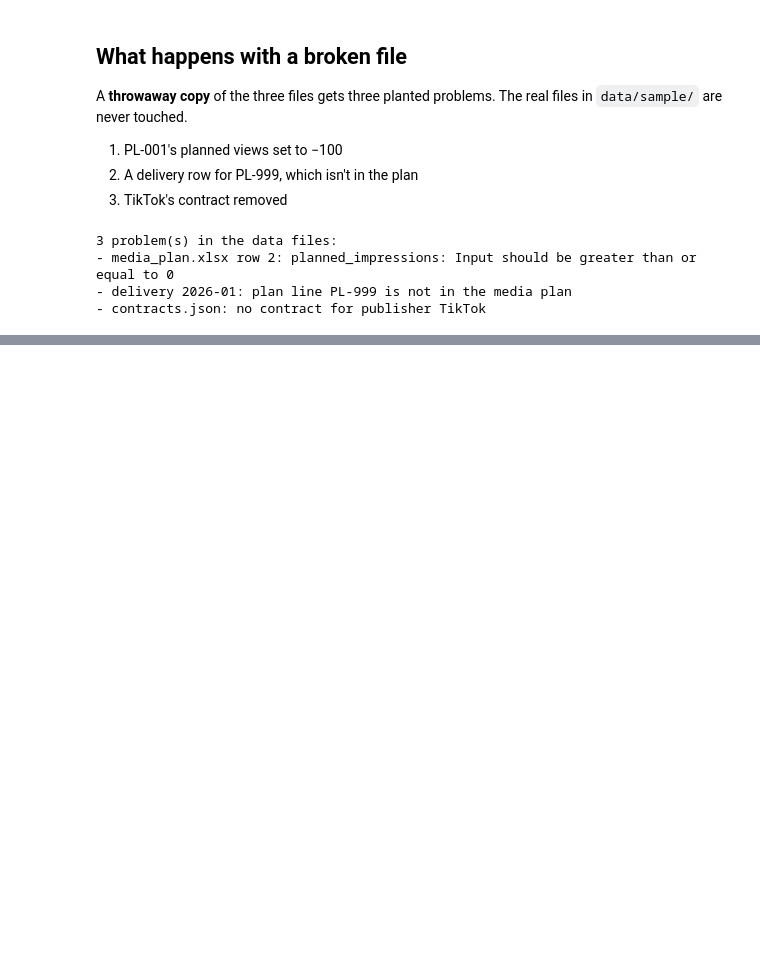
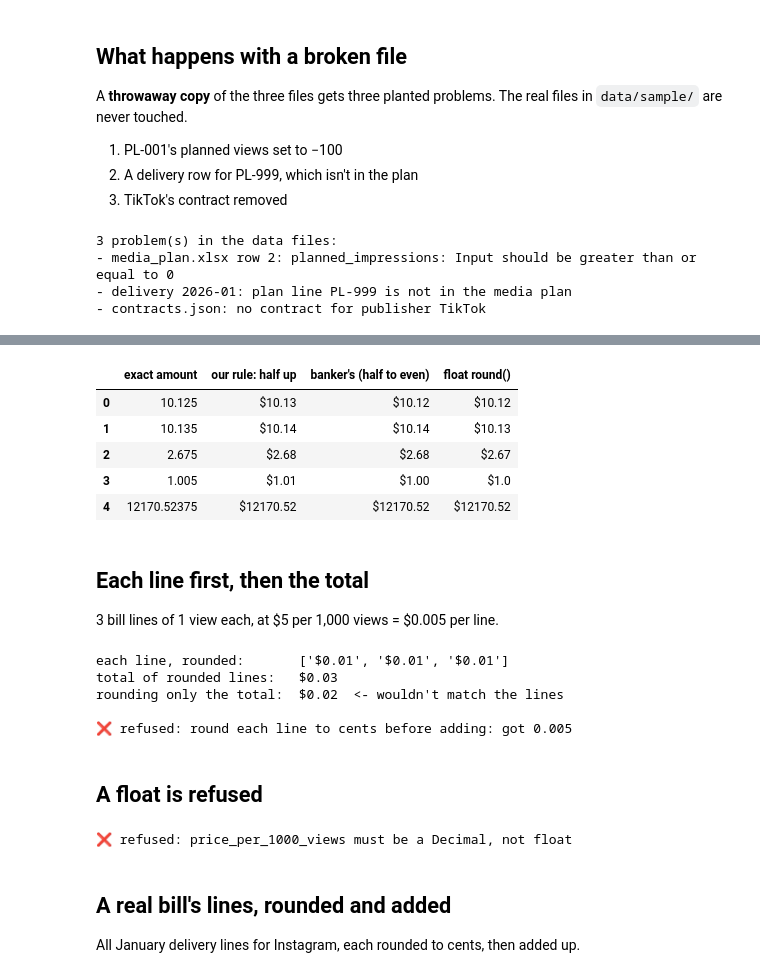
Before and after one commit to aishwaryasalvi777/media-invoice-reconciliation-agent, a Jupyter notebook: notebooks/walkthrough.ipynb, the cells around one changed output, grey strips where cells are left out. Cells and saved outputs as stored; diff of their text form; code cells hidden in the pictures; blank space fills up the shorter version.

```diff
--- a/notebooks/walkthrough.ipynb
+++ b/notebooks/walkthrough.ipynb
@@ -551,0 +609,55 @@ exists in the file, it was just rejected.
+# %%
+amounts = ["10.125", "10.135", "2.675", "1.005", "12170.52375"]
+pd.DataFrame(
+    [
+        {
+            "exact amount": a,
+            "our rule: half up": f"${to_cents(Decimal(a))}",
+            "banker's (half to even)": f"${Decimal(a).quantize(Decimal('0.01'))}",
+            "float round()": f"${round(float(a), 2)}",
+        }
+        for a in amounts
+    ]
+)
+# %% [output]
+|  | exact amount | our rule: half up | banker's (half to even) | float round() |
+| 0 | 10.125 | $10.13 | $10.12 | $10.12 |
+| 1 | 10.135 | $10.14 | $10.14 | $10.13 |
+| 2 | 2.675 | $2.68 | $2.68 | $2.67 |
+| 3 | 1.005 | $1.01 | $1.00 | $1.0 |
+| 4 | 12170.52375 | $12170.52 | $12170.52 | $12170.52 |
+# %% [markdown]
+## Each line first, then the total
+
+3 bill lines of 1 view each, at \$5 per 1,000 views = \$0.005 per line.
+# %%
+lines = [cost_of_views(1, Decimal("5")) for _ in range(3)]
+exact_sum = 3 * Decimal("0.005")
+
+print("each line, rounded:      ", [f"${x}" for x in lines])
+print("total of rounded lines:  ", f"${total(lines)}")
+print("rounding only the total: ", f"${to_cents(exact_sum)}  <- wouldn't match the lines")
+
+try:
+    total([Decimal("0.01"), Decimal("0.005")])
+except ValueError as error:
+    print("\n❌ refused:", error)
+# %% [output]
+each line, rounded:       ['$0.01', '$0.01', '$0.01']
+total of rounded lines:   $0.03
+rounding only the total:  $0.02  <- wouldn't match the lines
+
+❌ refused: round each line to cents before adding: got 0.005
+# %% [markdown]
+## A float is refused
+# %%
+try:
+    cost_of_views(100, 8.25)
+except TypeError as error:
+    print("❌ refused:", error)
+# %% [output]
+❌ refused: price_per_1000_views must be a Decimal, not float
+# %% [markdown]
+## A real bill's lines, rounded and added
+
+All January delivery lines for Instagram, each rounded to cents, then added up.
```
Also changed, not shown: parts of 8 cells of this notebook, 5 other files.
